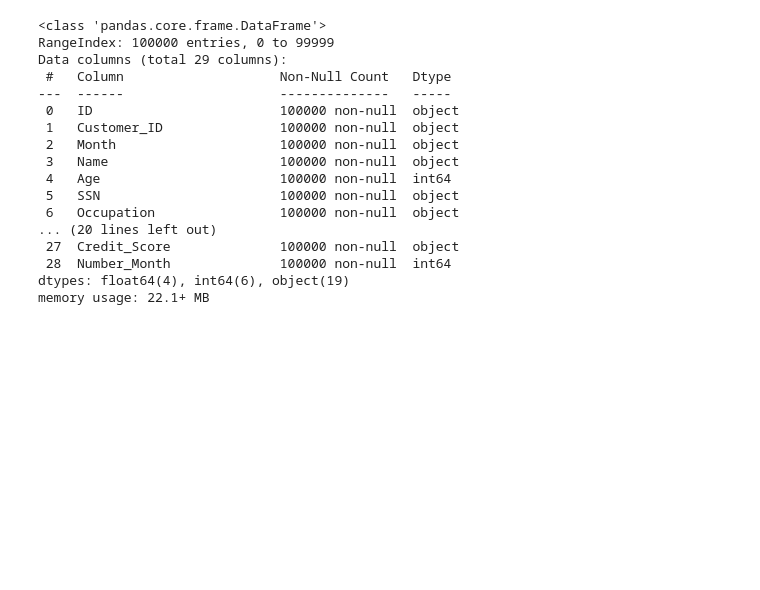
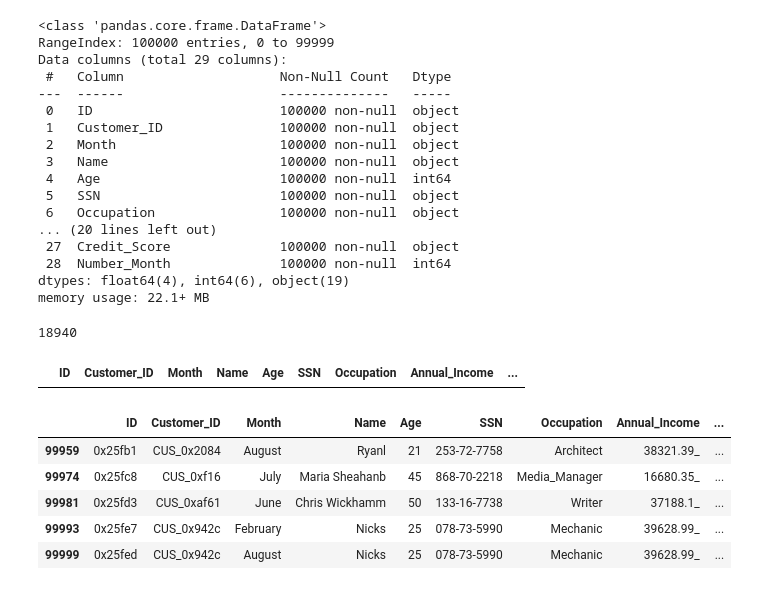
Before and after one commit to ViniciusOtoni/CreditScoreDataset, a Jupyter notebook: notebooks/n01_data_cleaning.ipynb, the cells around one changed output. Saved outputs shown, nothing was run; the diff lists cells and outputs as text; code cells hidden in the pictures; blank space fills up the shorter version.

```diff
--- a/notebooks/n01_data_cleaning.ipynb
+++ b/notebooks/n01_data_cleaning.ipynb
@@ -403,3 +404,20 @@ Data columns (total 29 columns):
  28  Number_Month              100000 non-null  int64
 dtypes: float64(4), int64(6), object(19)
 memory usage: 22.1+ MB
+# %%
+df["Annual_Income"].nunique()
+# %% [output]
+18940
+# %%
+df.loc[df["Annual_Income"].isna()].head()
+# %% [output]
+|  | ID | Customer_ID | Month | Name | Age | SSN | Occupation | Annual_Income | ... |
+# %%
+df.loc[df["Annual_Income"].str.contains(r'[()\-_$#@!%&*]', regex=True)].tail(5)
+# %% [output]
+|  | ID | Customer_ID | Month | Name | Age | SSN | Occupation | Annual_Income | ... |
+| 99959 | 0x25fb1 | CUS_0x2084 | August | Ryanl | 21 | 253-72-7758 | Architect | 38321.39_ | ... |
+| 99974 | 0x25fc8 | CUS_0xf16 | July | Maria Sheahanb | 45 | 868-70-2218 | Media_Manager | 16680.35_ | ... |
+| 99981 | 0x25fd3 | CUS_0xaf61 | June | Chris Wickhamm | 50 | 133-16-7738 | Writer | 37188.1_ | ... |
+| 99993 | 0x25fe7 | CUS_0x942c | February | Nicks | 25 | 078-73-5990 | Mechanic | 39628.99_ | ... |
+| 99999 | 0x25fed | CUS_0x942c | August | Nicks | 25 | 078-73-5990 | Mechanic | 39628.99_ | ... |
```
Also changed, not shown: parts of 15 cells of this notebook.
